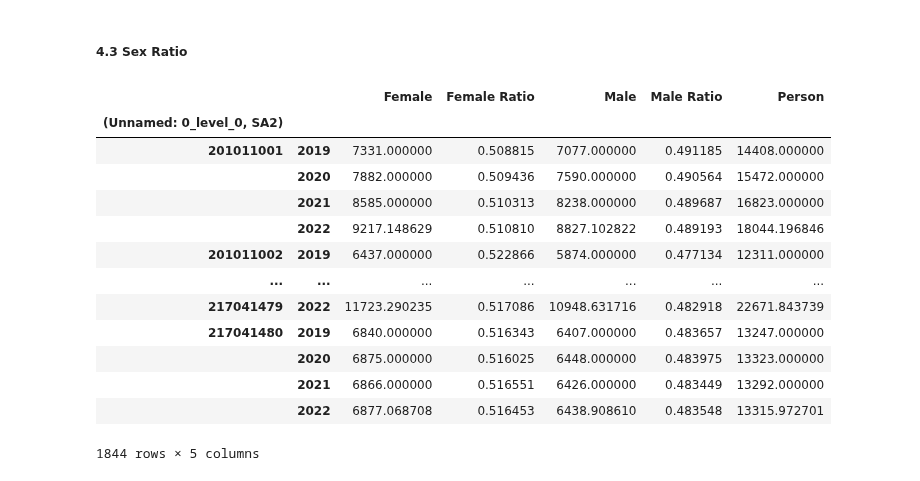
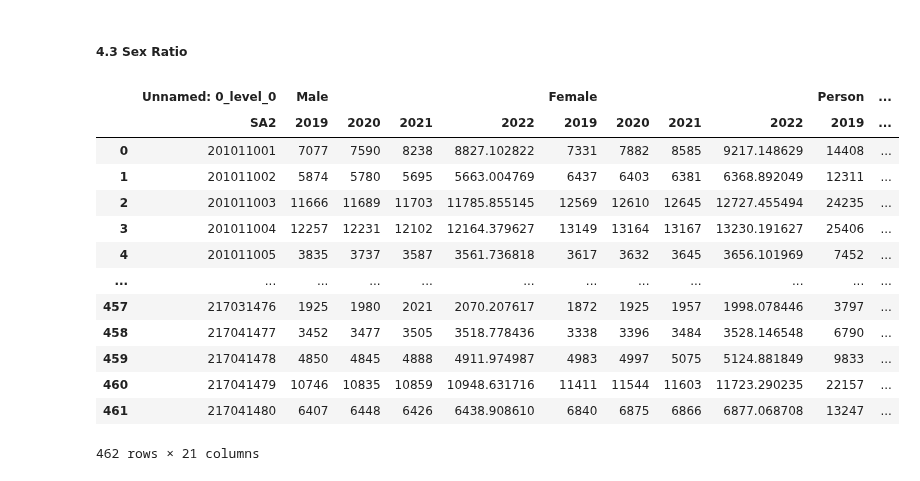
Before and after one commit to MAST30034-Applied-Data-Science/generic-real-estate-consulting-project-group-12, a Jupyter notebook: notebooks/merge.ipynb, the cells around one changed output. Drawn from its saved outputs; the diff is of its cells as text; code cells hidden in the pictures.

```diff
--- a/notebooks/merge.ipynb
+++ b/notebooks/merge.ipynb
@@ -287,21 +267,20 @@ stacked_income
 ##### 4.3 Sex Ratio
 # %%
 sex_ratio = pd.read_excel('../data/Sex & Age by Year.xlsx', sheet_name="Ratio", header=[0,1])
-df_sex =sex_ratio.set_index([('Unnamed: 0_level_0', 'SA2')])
-stacked_sex=df_sex.stack()
-stacked_sex
+# sex_ratio.columns
+sex_ratio
 # %% [output]
-|  |  | Female | Female Ratio | Male | Male Ratio | Person |
-| (Unnamed: 0_level_0, SA2) |  |  |  |  |  |  |
-| 201011001 | 2019 | 7331.000000 | 0.508815 | 7077.000000 | 0.491185 | 14408.000000 |
-|  | 2020 | 7882.000000 | 0.509436 | 7590.000000 | 0.490564 | 15472.000000 |
-|  | 2021 | 8585.000000 | 0.510313 | 8238.000000 | 0.489687 | 16823.000000 |
-|  | 2022 | 9217.148629 | 0.510810 | 8827.102822 | 0.489193 | 18044.196846 |
-| 201011002 | 2019 | 6437.000000 | 0.522866 | 5874.000000 | 0.477134 | 12311.000000 |
-| ... | ... | ... | ... | ... | ... | ... |
-| 217041479 | 2022 | 11723.290235 | 0.517086 | 10948.631716 | 0.482918 | 22671.843739 |
-| 217041480 | 2019 | 6840.000000 | 0.516343 | 6407.000000 | 0.483657 | 13247.000000 |
-|  | 2020 | 6875.000000 | 0.516025 | 6448.000000 | 0.483975 | 13323.000000 |
-|  | 2021 | 6866.000000 | 0.516551 | 6426.000000 | 0.483449 | 13292.000000 |
-|  | 2022 | 6877.068708 | 0.516453 | 6438.908610 | 0.483548 | 13315.972701 |
+|  | Unnamed: 0_level_0 | Male |  |  |  | Female |  |  |  | Person | ... |
+|  | SA2 | 2019 | 2020 | 2021 | 2022 | 2019 | 2020 | 2021 | 2022 | 2019 | ... |
+| 0 | 201011001 | 7077 | 7590 | 8238 | 8827.102822 | 7331 | 7882 | 8585 | 9217.148629 | 14408 | ... |
+| 1 | 201011002 | 5874 | 5780 | 5695 | 5663.004769 | 6437 | 6403 | 6381 | 6368.892049 | 12311 | ... |
+| 2 | 201011003 | 11666 | 11689 | 11703 | 11785.855145 | 12569 | 12610 | 12645 | 12727.455494 | 24235 | ... |
+| 3 | 201011004 | 12257 | 12231 | 12102 | 12164.379627 | 13149 | 13164 | 13167 | 13230.191627 | 25406 | ... |
+| 4 | 201011005 | 3835 | 3737 | 3587 | 3561.736818 | 3617 | 3632 | 3645 | 3656.101969 | 7452 | ... |
+| ... | ... | ... | ... | ... | ... | ... | ... | ... | ... | ... | ... |
+| 457 | 217031476 | 1925 | 1980 | 2021 | 2070.207617 | 1872 | 1925 | 1957 | 1998.078446 | 3797 | ... |
+| 458 | 217041477 | 3452 | 3477 | 3505 | 3518.778436 | 3338 | 3396 | 3484 | 3528.146548 | 6790 | ... |
+| 459 | 217041478 | 4850 | 4845 | 4888 | 4911.974987 | 4983 | 4997 | 5075 | 5124.881849 | 9833 | ... |
+| 460 | 217041479 | 10746 | 10835 | 10859 | 10948.631716 | 11411 | 11544 | 11603 | 11723.290235 | 22157 | ... |
+| 461 | 217041480 | 6407 | 6448 | 6426 | 6438.908610 | 6840 | 6875 | 6866 | 6877.068708 | 13247 | ... |
-1844 rows × 5 columns
+462 rows × 21 columns
```
Also changed, not shown: parts of 8 cells of this notebook.
